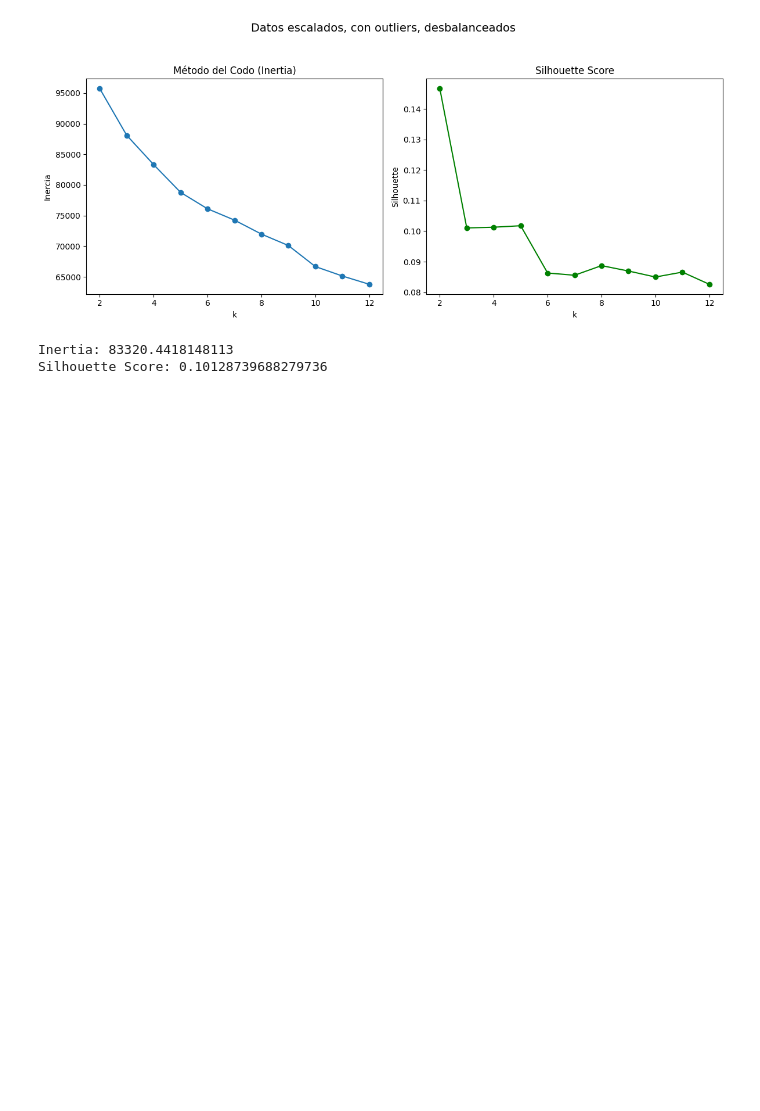
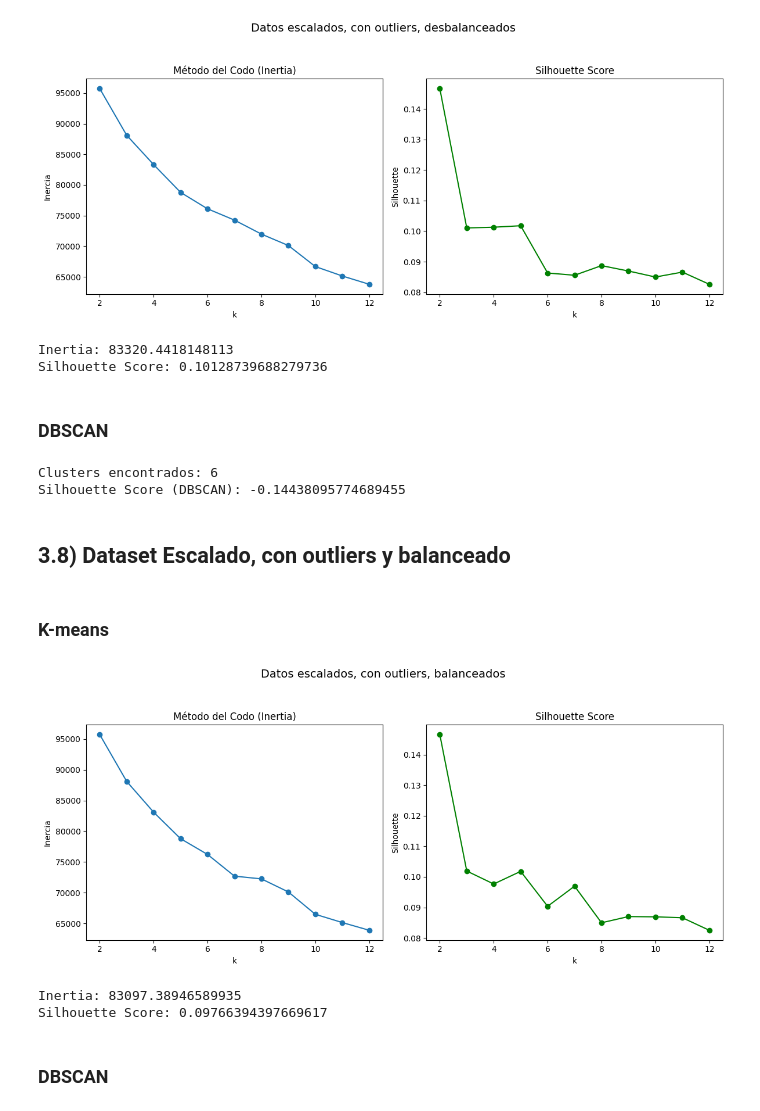
Before and after one commit to segomezz/Practica2-IA, a Jupyter notebook: Práctica_2.ipynb, the cells around one changed output. Cells and saved outputs as stored; diff of their text form; code cells hidden in the pictures; blank space fills up the shorter version.

```diff
--- a/Práctica_2.ipynb
+++ b/Práctica_2.ipynb
@@ -625,3 +627,71 @@ print("Silhouette Score:", silhouette_score(X, labels_kmeans7))
 # %% [output]
 Inertia: 83320.4418148113
 Silhouette Score: 0.10128739688279736
+# %% [markdown]
+### DBSCAN
+# %%
+db7 = DBSCAN(eps=1.56, min_samples=5)
+labels_dbscan7 = db7.fit_predict(X)
+
+# -1 indica "ruido"
+n_clusters = len(set(labels_dbscan7)) - (1 if -1 in labels_dbscan7 else 0)
+silhouette_DBSCAN7= silhouette_score(X, labels_dbscan7)
+print("Clusters encontrados:", n_clusters)
+
+print("Silhouette Score (DBSCAN):", silhouette_DBSCAN7)
+# Guardar resultados
+resultados_no_supervisado.append({
+    'Caso': caso,
+    'Inercia_KMeans': kmeans7.inertia_,
+    'Silhouette_KMeans': silhouette_score(X, labels_kmeans7),
+    'Silhouette_DBSCAN': silhouette_DBSCAN7
+})
+# %% [output]
+Clusters encontrados: 6
+Silhouette Score (DBSCAN): -0.14438095774689455
+# %% [markdown]
+## 3.8) Dataset Escalado, con outliers y balanceado
+# %% [markdown]
+### K-means
+# %%
+# Número del dataset (como string)
+caso = '8'
+
+# Dataset sin variable objetivo
+X = unsupervised_datasets[caso]
+inertias, silhouettes = evaluate_kmeans(X)
+
+plt.figure(figsize=(12, 5))
+
+# Título general de toda la figura
+plt.suptitle("Datos escalados, con outliers, balanceados", fontsize=14, y=1.05)
+
+# Subplot 1: Método del Codo
+plt.subplot(1, 2, 1)
+plt.plot(range(2, 13), inertias, marker='o')
+plt.title('Método del Codo (Inertia)')
+plt.xlabel('k')
+plt.ylabel('Inercia')
+
+# Subplot 2: Silhouette Score
+plt.subplot(1, 2, 2)
+plt.plot(range(2, 13), silhouettes, marker='o', color='green')
+plt.title('Silhouette Score')
+plt.xlabel('k')
+plt.ylabel('Silhouette')
+
+plt.tight_layout()
+plt.show()
+# %% [output]
+[figure, added]
+# %%
+kmeans8 = KMeans(n_clusters=4, random_state=42)
+labels_kmeans8 = kmeans8.fit_predict(X)
+
+print("Inertia:", kmeans8.inertia_)
+print("Silhouette Score:", silhouette_score(X, labels_kmeans8))
+# %% [output]
+Inertia: 83097.38946589935
+Silhouette Score: 0.09766394397669617
+# %% [markdown]
+### DBSCAN
```
Also changed, not shown: parts of 3 cells of this notebook.
